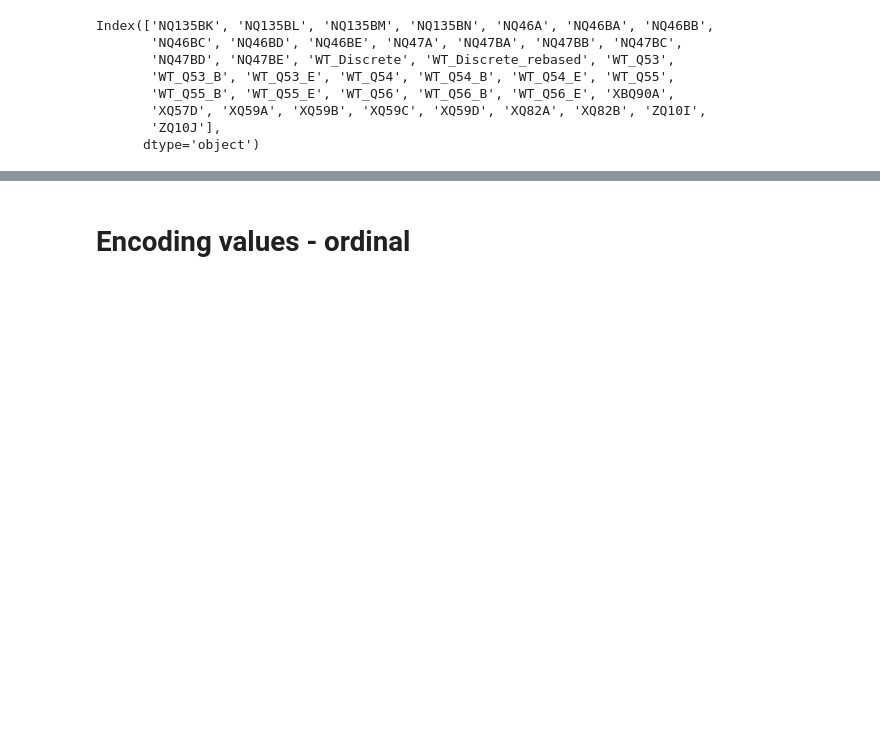
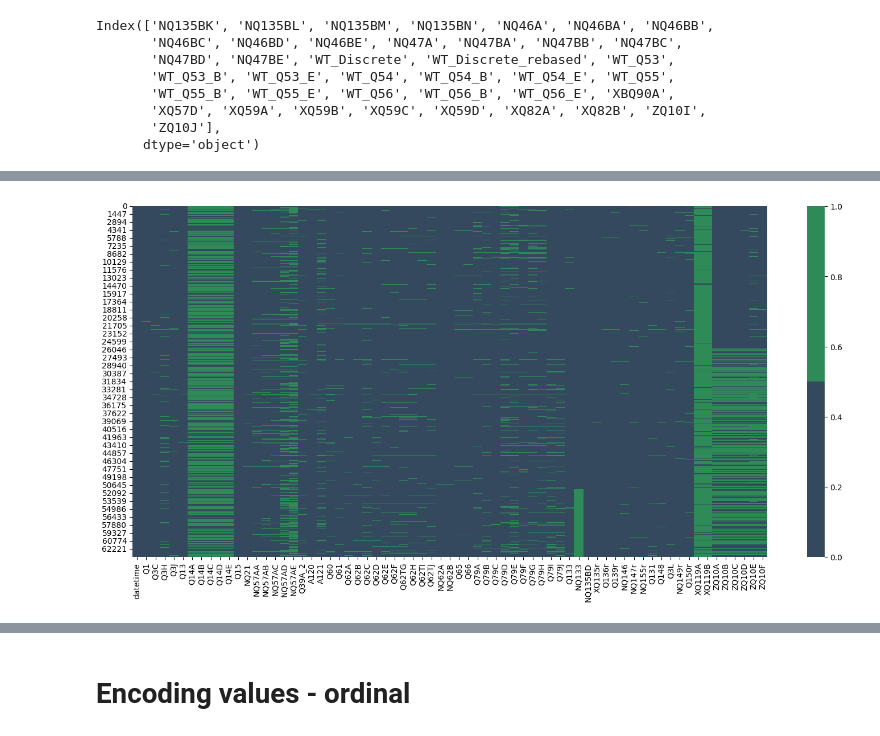
Before and after one commit to WnagZ/DBL2-Group10, a Jupyter notebook: PAS_granural.ipynb, the cells around one changed output, grey strips where cells are left out. Cells and saved outputs as stored; diff of their text form; code cells hidden in the pictures; blank space fills up the shorter version.

```diff
--- a/PAS_granural.ipynb
+++ b/PAS_granural.ipynb
@@ -778,0 +776,28 @@ axs[2] = plot_NAN(data_17_special)
+# %%
+# 15_17 - 17_18 SAME COLUMNS
+
+data_15_17_special["XQ119A"] = data_15_17_special["NQ119"]
+data_15_17_special["XQ119B"] = data_15_17_special["PQ119"]
+
+data_15_17_special.drop("NQ119", axis=1, inplace=True)
+data_15_17_special.drop("PQ119", axis=1, inplace=True)
+
+data_15_17_special["ZQ10A"] = data_15_17_special["Q10A"]
+data_15_17_special["ZQ10B"] = data_15_17_special["Q10B"]
+data_15_17_special["ZQ10C"] = data_15_17_special["Q10C"]
+data_15_17_special["ZQ10D"] = data_15_17_special["Q10D"]
+data_15_17_special["ZQ10E"] = data_15_17_special["Q10E"]
+data_15_17_special["ZQ10F"] = data_15_17_special["Q10F"]
+
+data_15_17_special.drop("Q10A", axis=1, inplace=True)
+data_15_17_special.drop("Q10B", axis=1, inplace=True)
+
+data_15_17_special.drop("Q10C", axis=1, inplace=True)
+data_15_17_special.drop("Q10D", axis=1, inplace=True)
+
+data_15_17_special.drop("Q10E", axis=1, inplace=True)
+data_15_17_special.drop("Q10F", axis=1, inplace=True)
+
+
+print(set(data_15_17_special.columns) - set(data_17_18_special.columns))
+print(set(data_17_18_special.columns) - set(data_15_17_special.columns))
@@ -779,3 +887,8 @@ axs[2] = plot_NAN(data_17_special)
+# %%
+
+plot_NAN(combined_df)
+# %% [output]
+[figure, added]
 # %%
 
 ### strange in 2017 there are 1070 rows of only questions from 2017
```
Also changed, not shown: parts of 49 cells of this notebook.
